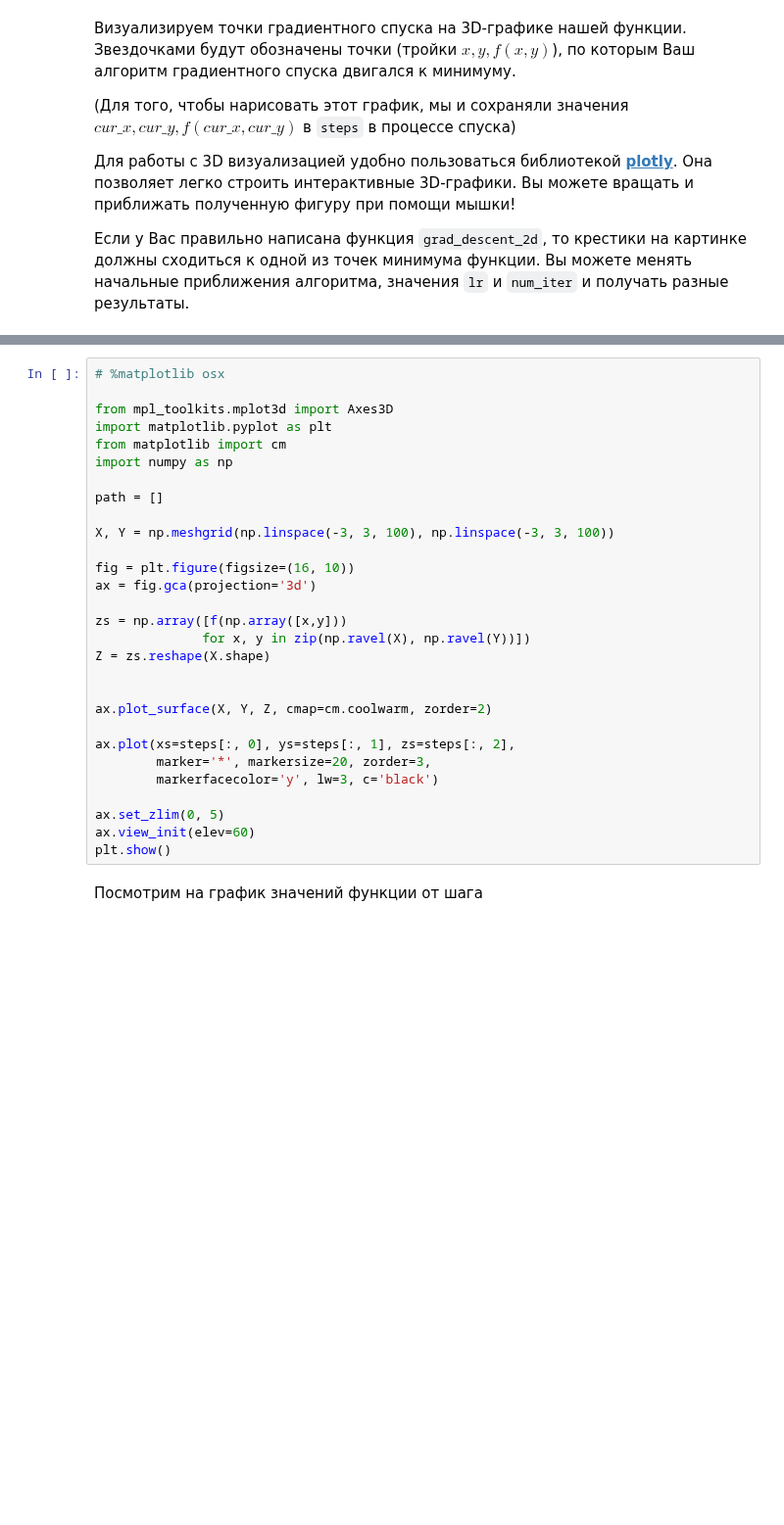
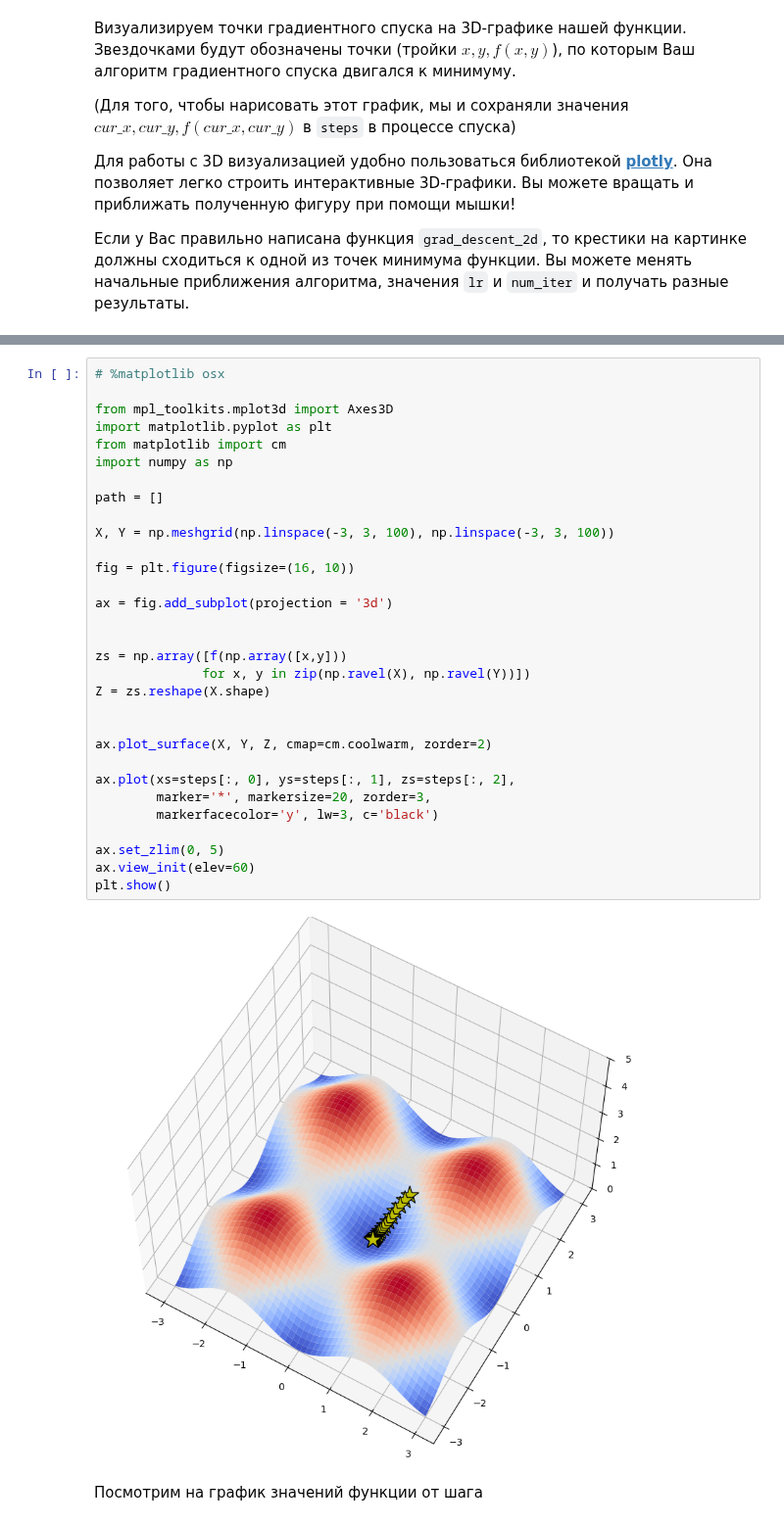
Before and after one commit to mymindinsane/DLS, a Jupyter notebook: hw_2_linear_models.ipynb, the cells around one changed output, grey strips where cells are left out. Shown at 98% size. Drawn from its saved outputs; the diff is of its cells as text; blank space fills up the shorter version.

```diff
--- a/hw_2_linear_models.ipynb
+++ b/hw_2_linear_models.ipynb
@@ -169,32 +189,36 @@ fig.show();
 # %%
 # %matplotlib osx
 
 from mpl_toolkits.mplot3d import Axes3D
 import matplotlib.pyplot as plt
 from matplotlib import cm
 import numpy as np
 
 path = []
 
 X, Y = np.meshgrid(np.linspace(-3, 3, 100), np.linspace(-3, 3, 100))
 
 fig = plt.figure(figsize=(16, 10))
-ax = fig.gca(projection='3d')
+
+ax = fig.add_subplot(projection = '3d')
+
 
 zs = np.array([f(np.array([x,y]))
               for x, y in zip(np.ravel(X), np.ravel(Y))])
 Z = zs.reshape(X.shape)
 
 
 ax.plot_surface(X, Y, Z, cmap=cm.coolwarm, zorder=2)
 
 ax.plot(xs=steps[:, 0], ys=steps[:, 1], zs=steps[:, 2],
         marker='*', markersize=20, zorder=3,
         markerfacecolor='y', lw=3, c='black')
 
 ax.set_zlim(0, 5)
 ax.view_init(elev=60)
 plt.show()
+# %% [output]
+[figure, added]
 # %% [markdown]
 Посмотрим на график значений функции от шага
 # %%
```
Also changed, not shown: parts of 3 cells of this notebook.
